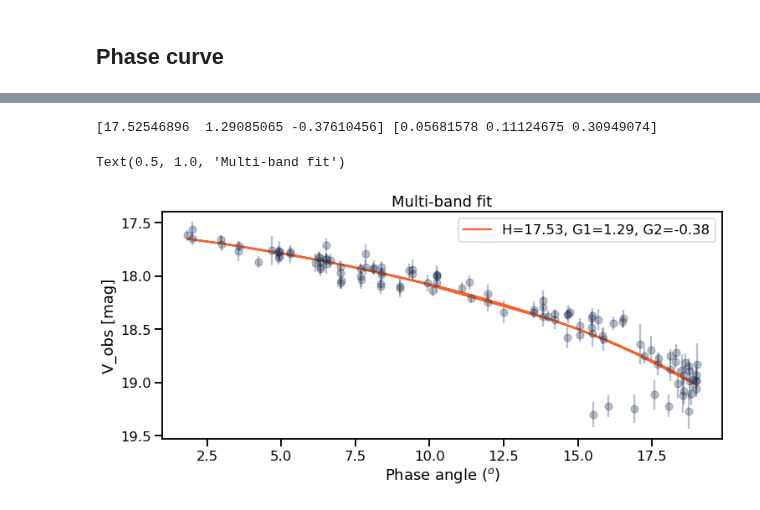
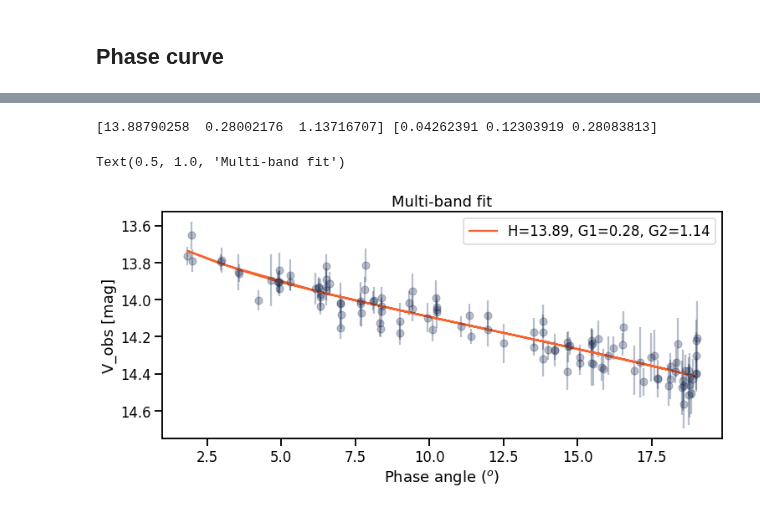
Before and after one commit to astrolabsoftware/fink-tutorials, a Jupyter notebook: sso/fink_sso_imcce.ipynb, the cells around one changed output, grey strips where cells are left out. Saved outputs shown, nothing was run; the diff lists cells and outputs as text; code cells hidden in the pictures.

```diff
--- a/sso/fink_sso_imcce.ipynb
+++ b/sso/fink_sso_imcce.ipynb
@@ -64,6 +76,15 @@ def lin_fit(x, a, b):
     """ Linear function ax + b
     """
     return a*x + b
+
+def sine_fit(x, a, b):
+    """ Sinusoidal function a*sin( 2*(x-b) )
+    :x: float - in degrees
+    :a: float - Amplitude
+    :b: float - Phase offset
+
+    """
+    return a*np.sin( 2*np.radians(x-b) )
 # %% [markdown]
 Let's define some constants:
 # %%
@@ -250,0 +263,6 @@ where $x=g, r$. I reckon this is not rigorous, but that gives some intuition.
+# %%
+# SSO Color index
+# BCa: I will prepare LSST/ZTF colors to have them at hand
+V_minus_g = -0.32
+V_minus_r = 0.13
+print(V_minus_g, V_minus_r)
@@ -265,7 +285,7 @@ def phi3(alpha):
     return 1 - np.exp(-4 * np.pi * np.tan(alpha / 2)**(2./3))
 
 def V(alpha, H, G1, G2):
-    """ Shall we incorporate the distance?
+    """ Only phase part
     """
     return H - 2.5 * np.log10(G1 * phi1(alpha) + G2 * phi2(alpha) + (1 - G1 - G2) * phi3(alpha))
 # %%
@@ -274,16 +294,19 @@ fig, ax = plt.subplots(figsize=(12, 5))
 for i,f in enumerate(filts):
     cond = info['i:fid']==f
 
-    # stupid conversion
-    conv = (info['VMag'] / info['SDSS:{}'.format(filters[f].lower())])[cond]
+    # Color conversion
+    if filters[f]=='g':
+        color_sso = V_minus_g
+    else:
+        color_sso = V_minus_r
 
-    popt, pcov = curve_fit(V, np.deg2rad(info.loc[cond,'Phase']), info.loc[cond,'i:magpsf'] * conv)
+    popt, pcov = curve_fit(V, np.deg2rad(info.loc[cond,'Phase']), info.loc[cond,'i:magpsf_red'] + color_sso)
     perr = np.sqrt(np.diag(pcov))
     print(popt, perr)
 
     ax.errorbar(
         info.loc[cond,'Phase'],
-        info.loc[cond,'i:magpsf'] * conv,
+        info.loc[cond,'i:magpsf_red'] + color_sso,
         yerr=info.loc[cond,'i:sigmapsf'],
         label='{:} -> V_obs'.format(filters[f]),
         linestyle='None',
@@ -311,39 +334,43 @@ ax.set_title('Per-band fit');
 # %%
 fig, ax = plt.subplots(figsize=(12, 5))
 
-# stupid conversion
-conv = np.ones_like(info['i:magpsf'])
+# Conversion
+color_sso = np.ones_like(info['i:magpsf'])
 for i,f in enumerate(filts):
     cond = info['i:fid']==f
-    conv[cond] = (info['VMag'] / info['SDSS:{}'.format(filters[f].lower())])[cond]
 
-popt, pcov = curve_fit(V, np.deg2rad(info['Phase']), info['i:magpsf'] * conv)
+    if filters[f]=='g':
+        color_sso[cond] = V_minus_g
+    else:
+        color_sso[cond] = V_minus_r-V_minus_g
+
+popt, pcov = curve_fit(V, np.deg2rad(info['Phase']), info['i:magpsf_red'] + color_sso)
 perr = np.sqrt(np.diag(pcov))
 print(popt, perr)
 
 ax.errorbar(
     info['Phase'],
-    info['i:magpsf'] * conv,
+    info['i:magpsf_red'] + color_sso,
     yerr=info['i:sigmapsf'],
     linestyle='None',
     marker='o',
     color=colors[0],
     alpha=0.3
 )
 
 ax.plot(
     info['Phase'],
     V(np.deg2rad(info['Phase']), *popt),
     color=colors[1],
     label='H={:.2f}, G1={:.2f}, G2={:.2f}'.format(*popt)
 )
 
 ax.legend(loc='best')
 ax.set_ylim(ax.get_ylim()[::-1])
 ax.set_xlabel('Phase angle ($^o$)')
 ax.set_ylabel('V_obs [mag]')
 ax.set_title('Multi-band fit')
 # %% [output]
-[17.52546896  1.29085065 -0.37610456] [0.05681578 0.11124675 0.30949074]
+[13.88790258  0.28002176  1.13716707] [0.04262391 0.12303919 0.28083813]
 Text(0.5, 1.0, 'Multi-band fit')
-[figure, old version]
+[figure, new version]
```
Also changed, not shown: parts of 11 cells of this notebook.
